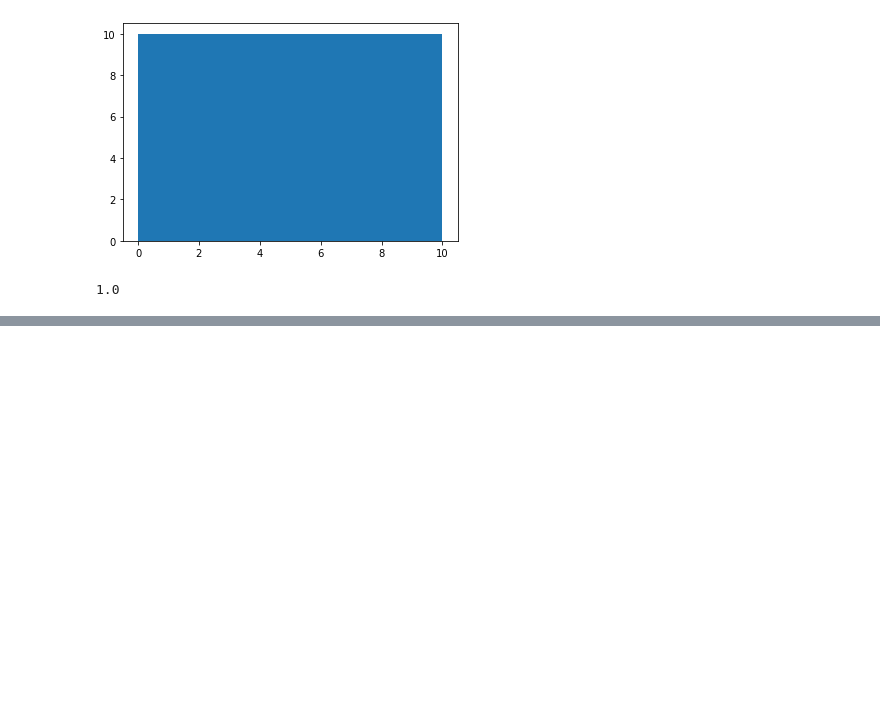
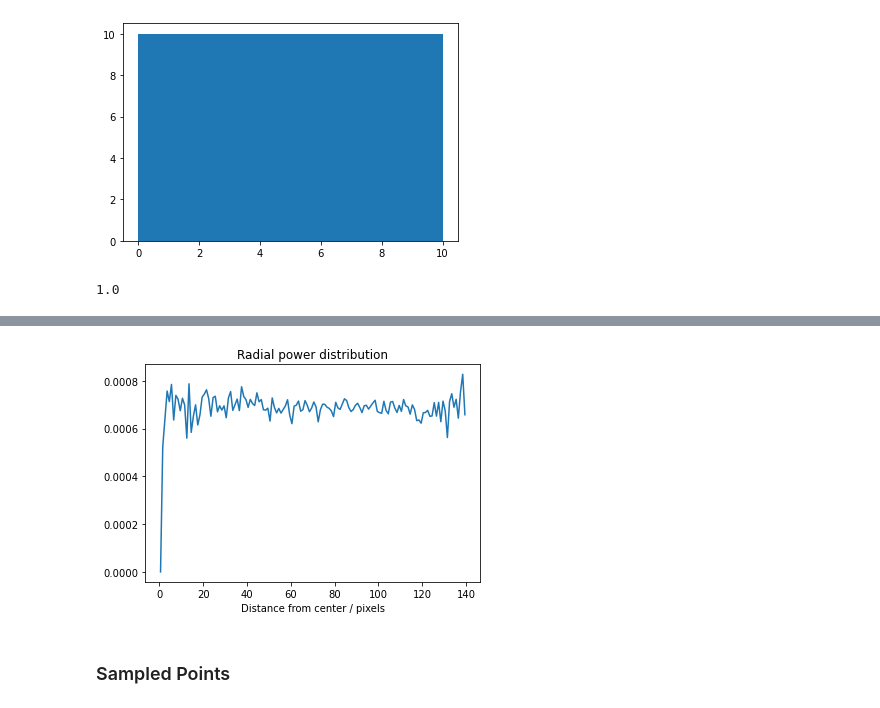
Before and after one commit to TobiasRp/vc_sample, a Jupyter notebook: notebooks/test_points.ipynb, the cells around one changed output, grey strips where cells are left out. Saved outputs shown, nothing was run; the diff lists cells and outputs as text; code cells hidden in the pictures; blank space fills up the shorter version.

```diff
--- a/notebooks/test_points.ipynb
+++ b/notebooks/test_points.ipynb
@@ -65,3 +71,9 @@ plt.scatter(x=points[:,0], y=points[:,1]);
+# %%
+spectral_analysis.plot_power_distribution(img_full);
+# %% [output]
+[figure, added]
+# %% [markdown]
+### Sampled Points
 # %%
 plt.scatter(x=samples[:,0], y=samples[:,1]);
 # %% [output]
```
Also changed, not shown: parts of 18 cells of this notebook.
